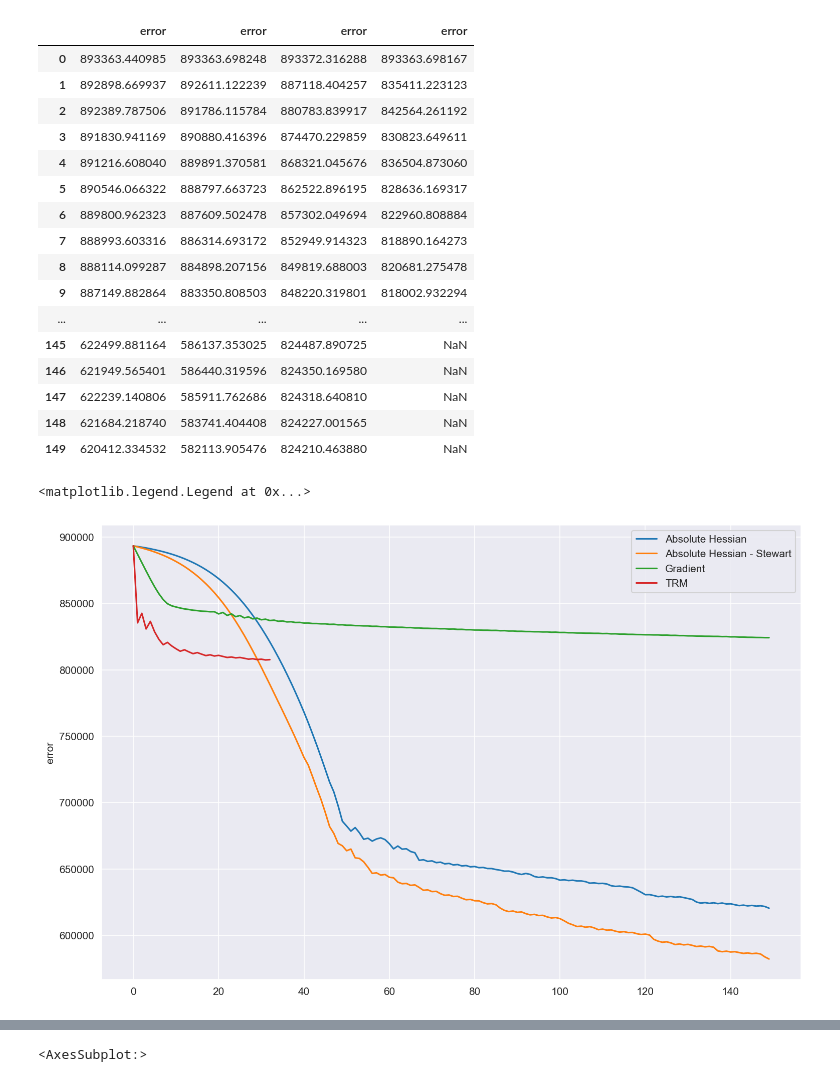
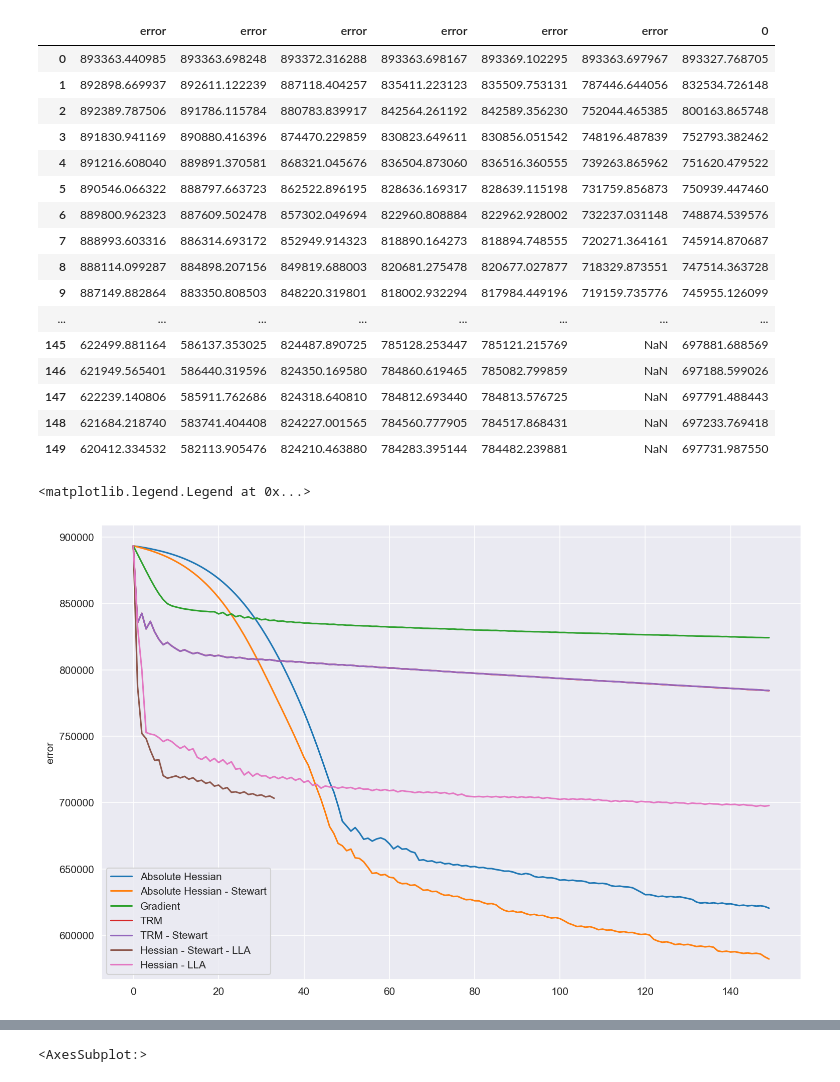
Before and after one commit to BluSteve/STYau122, a Jupyter notebook: python/styau/Analysis.ipynb, the cells around one changed output, grey strips where cells are left out. Saved outputs shown, nothing was run; the diff lists cells and outputs as text; code cells hidden in the pictures.

```diff
--- a/python/styau/Analysis.ipynb
+++ b/python/styau/Analysis.ipynb
@@ -17,52 +17,59 @@ import os
 
 def get_run_result(summ_dir):
     summ_fns = os.listdir(summ_dir)
 
     jsons = []
     errors = []
     evs = []
     for fn in summ_fns:
         with open(summ_dir + fn) as file:
             data = json.load(file)
             jsons.append(data)
             evs.append(data['evs'])
             errors.append(data['error'])
 
     errors = pd.Series(errors, name='error')
     evs = pd.DataFrame(evs)
 
     return RunResult(errors, evs)
 
 abh = get_run_result('../../archives/abh/summaries/')
 abhst = get_run_result('../../archives/abhst/summaries/')
 gra = get_run_result('../../archives/gra/summaries/')
-hesst = get_run_result('../../summaries/')
+trm = get_run_result('../../archives/trm/summaries/')
+trmst = get_run_result('../../archives/trmst/summaries/')
+hesstlla = get_run_result('../../summaries/')
+heslla_errors = pd.read_csv('../../python/ssef/qaerrors.csv', header=None).iloc[:150]
 
-display(pd.concat([abh.errors, abhst.errors, gra.errors, hesst.errors], axis=1))
+display(pd.concat([abh.errors, abhst.errors, gra.errors,
+                   trm.errors, trmst.errors, hesstlla.errors,
+                   heslla_errors], axis=1))
 
 plt.figure(figsize=(12, 8), dpi=150)
 ax = 0
-for rr in [abh, abhst, gra, hesst]:
+for rr in [abh, abhst, gra, trm, trmst, hesstlla]:
     ax = sns.lineplot(x=rr.errors.index, y=rr.errors)
 
-ax.legend(['Absolute Hessian', 'Absolute Hessian - Stewart', 'Gradient', 'TRM'])
+sns.lineplot(x=heslla_errors.index, y=heslla_errors[0])
+
+ax.legend(['Absolute Hessian', 'Absolute Hessian - Stewart', 'Gradient', 'TRM', 'TRM - Stewart', 'Hessian - Stewart - LLA', 'Hessian - LLA'])
 # %% [output]
-|  | error | error | error | error |
-| 0 | 893363.440985 | 893363.698248 | 893372.316288 | 893363.698167 |
-| 1 | 892898.669937 | 892611.122239 | 887118.404257 | 835411.223123 |
-| 2 | 892389.787506 | 891786.115784 | 880783.839917 | 842564.261192 |
-| 3 | 891830.941169 | 890880.416396 | 874470.229859 | 830823.649611 |
-| 4 | 891216.608040 | 889891.370581 | 868321.045676 | 836504.873060 |
-| 5 | 890546.066322 | 888797.663723 | 862522.896195 | 828636.169317 |
-| 6 | 889800.962323 | 887609.502478 | 857302.049694 | 822960.808884 |
-| 7 | 888993.603316 | 886314.693172 | 852949.914323 | 818890.164273 |
-| 8 | 888114.099287 | 884898.207156 | 849819.688003 | 820681.275478 |
-| 9 | 887149.882864 | 883350.808503 | 848220.319801 | 818002.932294 |
-| ... | ... | ... | ... | ... |
-| 145 | 622499.881164 | 586137.353025 | 824487.890725 | NaN |
-| 146 | 621949.565401 | 586440.319596 | 824350.169580 | NaN |
-| 147 | 622239.140806 | 585911.762686 | 824318.640810 | NaN |
-| 148 | 621684.218740 | 583741.404408 | 824227.001565 | NaN |
-| 149 | 620412.334532 | 582113.905476 | 824210.463880 | NaN |
+|  | error | error | error | error | error | error | 0 |
+| 0 | 893363.440985 | 893363.698248 | 893372.316288 | 893363.698167 | 893369.102295 | 893363.697967 | 893327.768705 |
+| 1 | 892898.669937 | 892611.122239 | 887118.404257 | 835411.223123 | 835509.753131 | 787446.644056 | 832534.726148 |
+| 2 | 892389.787506 | 891786.115784 | 880783.839917 | 842564.261192 | 842589.356230 | 752044.465385 | 800163.865748 |
+| 3 | 891830.941169 | 890880.416396 | 874470.229859 | 830823.649611 | 830856.051542 | 748196.487839 | 752793.382462 |
+| 4 | 891216.608040 | 889891.370581 | 868321.045676 | 836504.873060 | 836516.360555 | 739263.865962 | 751620.479522 |
+| 5 | 890546.066322 | 888797.663723 | 862522.896195 | 828636.169317 | 828639.115198 | 731759.856873 | 750939.447460 |
+| 6 | 889800.962323 | 887609.502478 | 857302.049694 | 822960.808884 | 822962.928002 | 732237.031148 | 748874.539576 |
+| 7 | 888993.603316 | 886314.693172 | 852949.914323 | 818890.164273 | 818894.748555 | 720271.364161 | 745914.870687 |
+| 8 | 888114.099287 | 884898.207156 | 849819.688003 | 820681.275478 | 820677.027877 | 718329.873551 | 747514.363728 |
+| 9 | 887149.882864 | 883350.808503 | 848220.319801 | 818002.932294 | 817984.449196 | 719159.735776 | 745955.126099 |
+| ... | ... | ... | ... | ... | ... | ... | ... |
+| 145 | 622499.881164 | 586137.353025 | 824487.890725 | 785128.253447 | 785121.215769 | NaN | 697881.688569 |
+| 146 | 621949.565401 | 586440.319596 | 824350.169580 | 784860.619465 | 785082.799859 | NaN | 697188.599026 |
+| 147 | 622239.140806 | 585911.762686 | 824318.640810 | 784812.693440 | 784813.576725 | NaN | 697791.488443 |
+| 148 | 621684.218740 | 583741.404408 | 824227.001565 | 784560.777905 | 784517.868431 | NaN | 697233.769418 |
+| 149 | 620412.334532 | 582113.905476 | 824210.463880 | 784283.395144 | 784482.239881 | NaN | 697731.987550 |
 <matplotlib.legend.Legend at 0x...>
-[figure, old version]
+[figure, new version]
```
Also changed, not shown: parts of 2 cells of this notebook, 11 other files.
